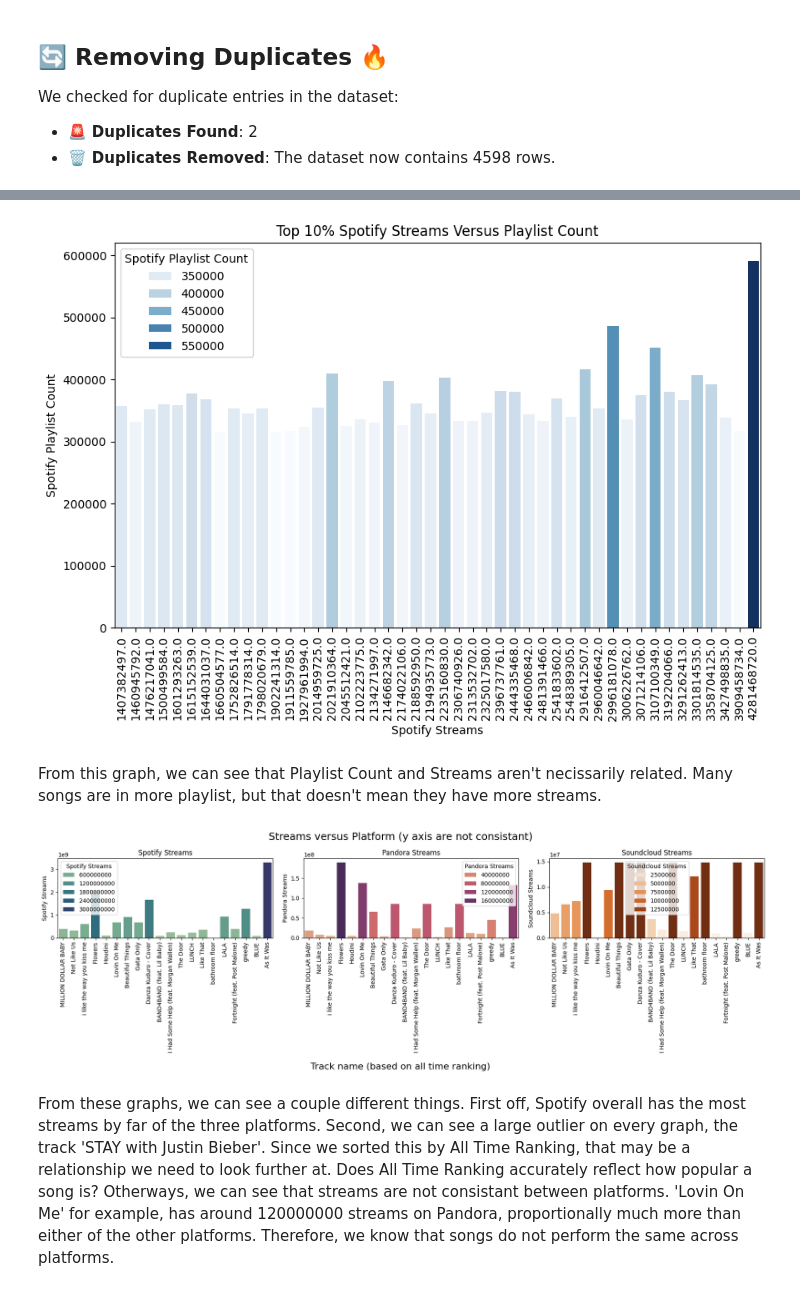
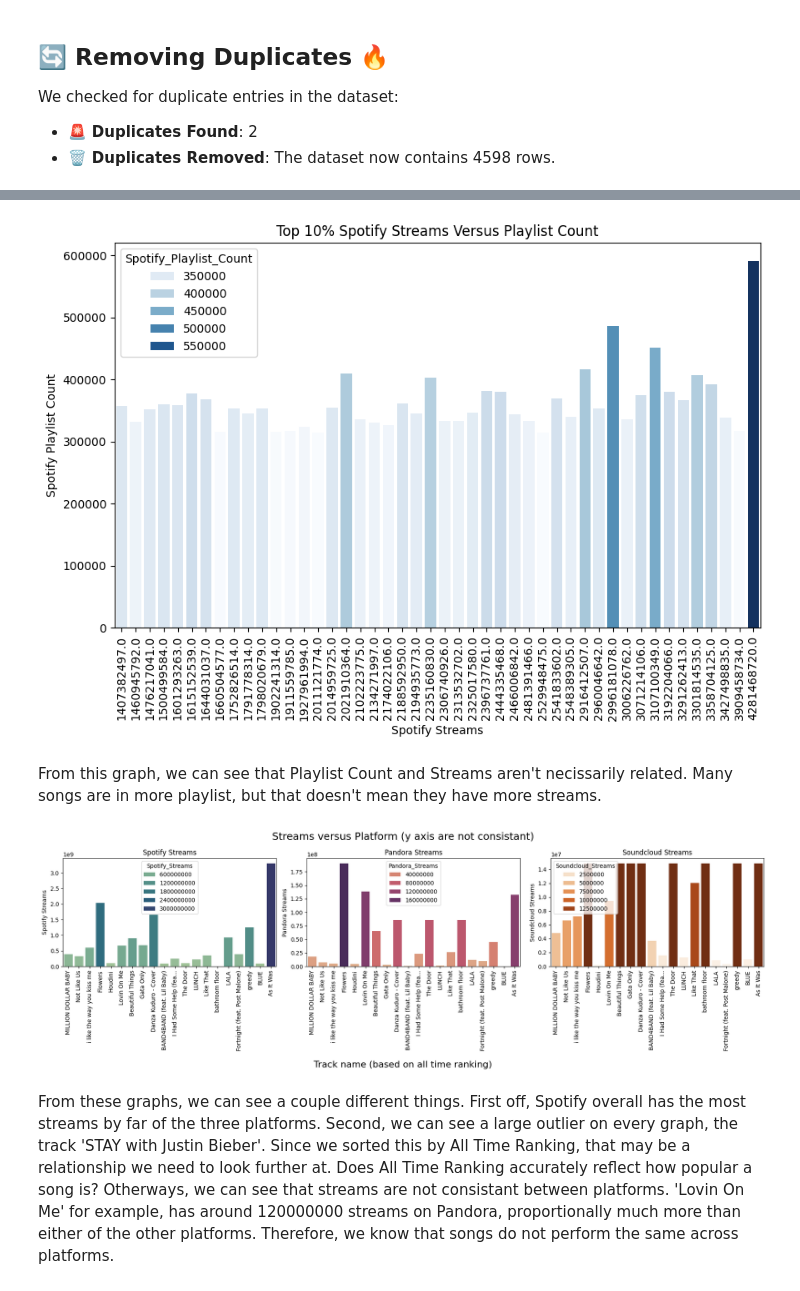
Before and after one commit to Abhijith-S-D/Spotify-EDA, a Jupyter notebook: Spotify_EDA.ipynb, the cells around one changed output, grey strips where cells are left out. Saved outputs shown, nothing was run; the diff lists cells and outputs as text; code cells hidden in the pictures.

```diff
--- a/Spotify_EDA.ipynb
+++ b/Spotify_EDA.ipynb
@@ -428,0 +403,3 @@ df.describe()
+# %%
+df.drop_duplicates(subset=['Track', 'Spotify_Streams'], keep='first', inplace=True)
+df.info()
@@ -428,0 +426,2 @@ df.describe()
+# %%
+df['Track'] = df['Track'].apply(lambda x: x[:20] + '...' if len(x) > 30 else x)
@@ -428,0 +430,6 @@ df.describe()
+# %%
+month = df["Release_Date"].dt.month_name().astype(str)
+year = df["Release_Date"].dt.year.astype("category")
+df.insert(4,"Month", month)
+df.insert(5,"Year", year)
+df.info()
@@ -428,0 +486,3 @@ df.describe()
+# %%
+df['Year'] = df['Year'].astype(int)
+df.info()
@@ -583,20 +651,20 @@ plt.show()
 ## How does being on a playlist affect a song's plays? ##
 
 # Calculate the threshold for the top 10% of 'Spotify Streams'
-streams_threshold = df['Spotify Streams'].quantile(0.90)
+streams_threshold = df['Spotify_Streams'].quantile(0.90)
 
 # Filter the dataset to include only rows where 'Spotify Streams' is above the threshold
-top_streams_data = df[df['Spotify Streams'] >= streams_threshold]
+top_streams_data = df[df['Spotify_Streams'] >= streams_threshold]
 
 # Calculate the threshold for the top 10% of 'Spotify Playlist Count' within the filtered dataset
-playlist_threshold = top_streams_data['Spotify Playlist Count'].quantile(0.90)
+playlist_threshold = top_streams_data['Spotify_Playlist_Count'].quantile(0.90)
 
 # Further filter the data to include only rows where 'Spotify Playlist Count' is above this new threshold
-top_data = top_streams_data[top_streams_data['Spotify Playlist Count'] >= playlist_threshold]
+top_data = top_streams_data[top_streams_data['Spotify_Playlist_Count'] >= playlist_threshold]
 
 # Create a bar plot using Seaborn
 plt.figure(figsize=(10, 6))
-sns.barplot(x='Spotify Streams', y='Spotify Playlist Count', data=top_data, hue='Spotify Playlist Count', palette='Blues', dodge=False)
+sns.barplot(x='Spotify_Streams', y='Spotify_Playlist_Count', data=top_data, hue='Spotify_Playlist_Count', palette='Blues', dodge=False)
 
 # Adding labels and title
 plt.xlabel('Spotify Streams')
@@ -607,17 +675,17 @@ plt.xticks(rotation = 90)
 # Show the plot
 plt.show()
 # %% [output]
-[figure, old version]
+[figure, new version]
 # %% [markdown]
 From this graph, we can see that Playlist Count and Streams aren't necissarily related. Many songs are in more playlist, but that doesn't mean they have more streams.
 # %%
 ## Do songs tend to do the same across different platforms? ##
 
 # Sort by 'All Time Rank' and get the top 20 entries
-top_20_data = df.nsmallest(20, 'All Time Rank')
+top_20_data = df.nsmallest(20, 'All_Time_Rank')
 
 # Ensure 'Track' is sorted in the correct order for the bar plot
-top_20_data = top_20_data.sort_values(by='All Time Rank')
+top_20_data = top_20_data.sort_values(by='All_Time_Rank')
 
 # Create subplots
 fig, axes = plt.subplots(1, 3, figsize=(18, 6), sharex=True)
@@ -625,37 +693,37 @@ fig.suptitle('Streams versus Platform (y axis are not consistant)', fontsize=18)
 fig.supxlabel('Track name (based on all time ranking)', fontsize=16)
 
 # Plot 'Spotify Streams'
-sns.barplot(x='Track', y='Spotify Streams', data=top_20_data, ax=axes[0], hue='Spotify Streams', palette='crest', dodge=False)
+sns.barplot(x='Track', y='Spotify_Streams', data=top_20_data, ax=axes[0], hue='Spotify_Streams', palette='crest', dodge=False)
 axes[0].set_title('Spotify Streams')
 axes[0].set_xlabel('')
 axes[0].set_ylabel('Spotify Streams')
 
 
 # Plot 'Pandora Streams'
-sns.barplot(x='Track', y='Pandora Streams', data=top_20_data, ax=axes[1], hue='Pandora Streams', palette='flare', dodge=False)
+sns.barplot(x='Track', y='Pandora_Streams', data=top_20_data, ax=axes[1], hue='Pandora_Streams', palette='flare', dodge=False)
 axes[1].set_title('Pandora Streams')
 axes[1].set_xlabel('')
 axes[1].set_ylabel('Pandora Streams')
 
 
 # Plot 'Soundcloud Streams'
-sns.barplot(x='Track', y='Soundcloud Streams', data=top_20_data, ax=axes[2], hue='Soundcloud Streams', palette='Oranges', dodge=False)
+sns.barplot(x='Track', y='Soundcloud_Streams', data=top_20_data, ax=axes[2], hue='Soundcloud_Streams', palette='Oranges', dodge=False)
 axes[2].set_title('Soundcloud Streams')
 axes[2].set_xlabel('')
 axes[2].set_ylabel('Soundcloud Streams')
 
 
 # Rotate x-axis labels for better readability
 for ax in axes:
     ax.tick_params(axis='x', rotation=90)
 
 # Adjust layout
 plt.tight_layout()
 
 # Show the plot
 plt.show()
 # %% [output]
-[figure, old version]
+[figure, new version]
 # %% [markdown]
 From these graphs, we can see a couple different things. First off, Spotify overall has the most streams by far of the three platforms. Second, we can see a large outlier on every graph, the track 'STAY with Justin Bieber'. Since we sorted this by All Time Ranking, that may be a relationship we need to look further at. Does All Time Ranking accurately reflect how popular a song is? Otherways, we can see that streams are not consistant between platforms. 'Lovin On Me' for example, has around 120000000 streams on Pandora, proportionally much more than either of the other platforms. Therefore, we know that songs do not perform the same across platforms.
 # %%
```
Also changed, not shown: parts of 105 cells of this notebook.
